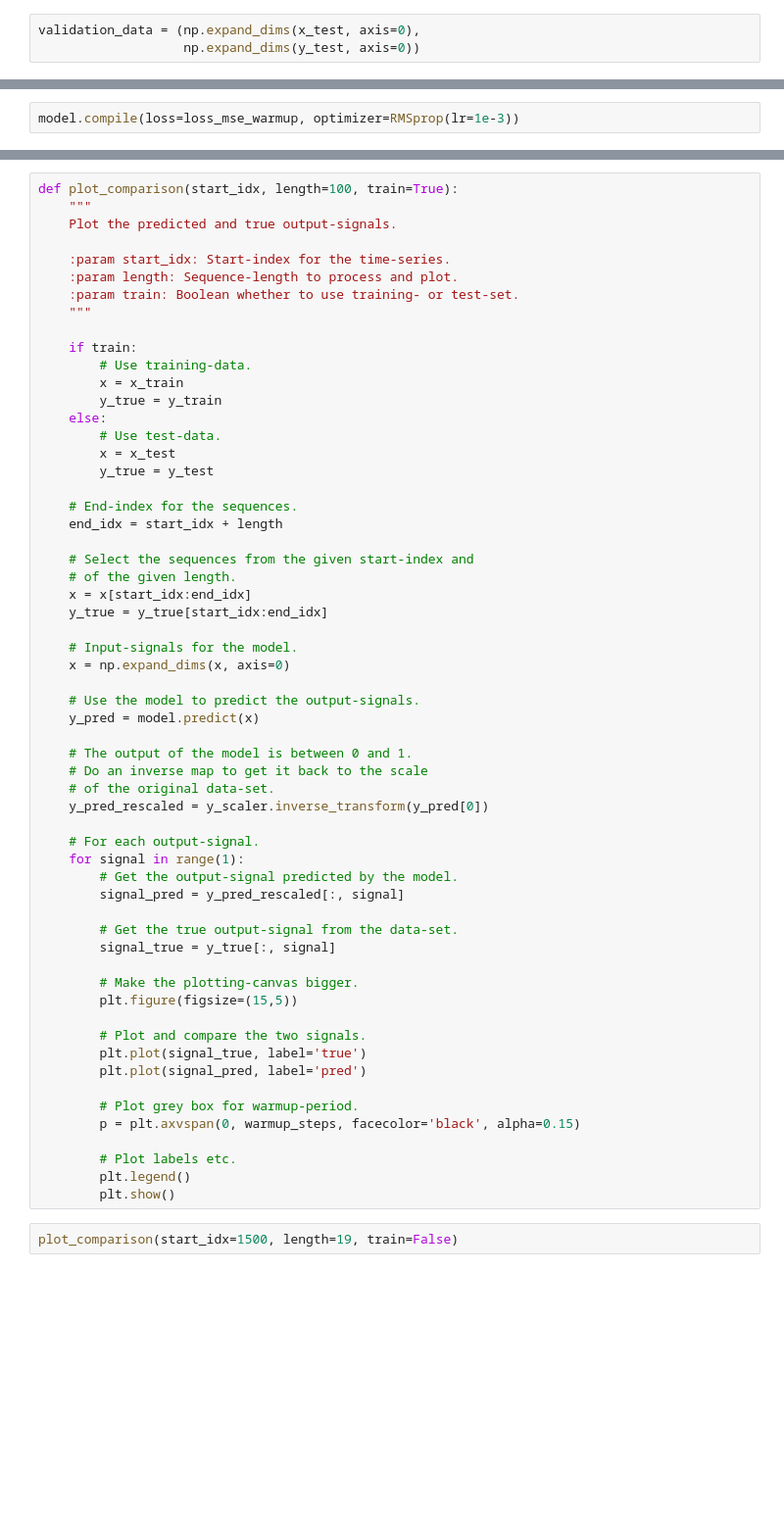
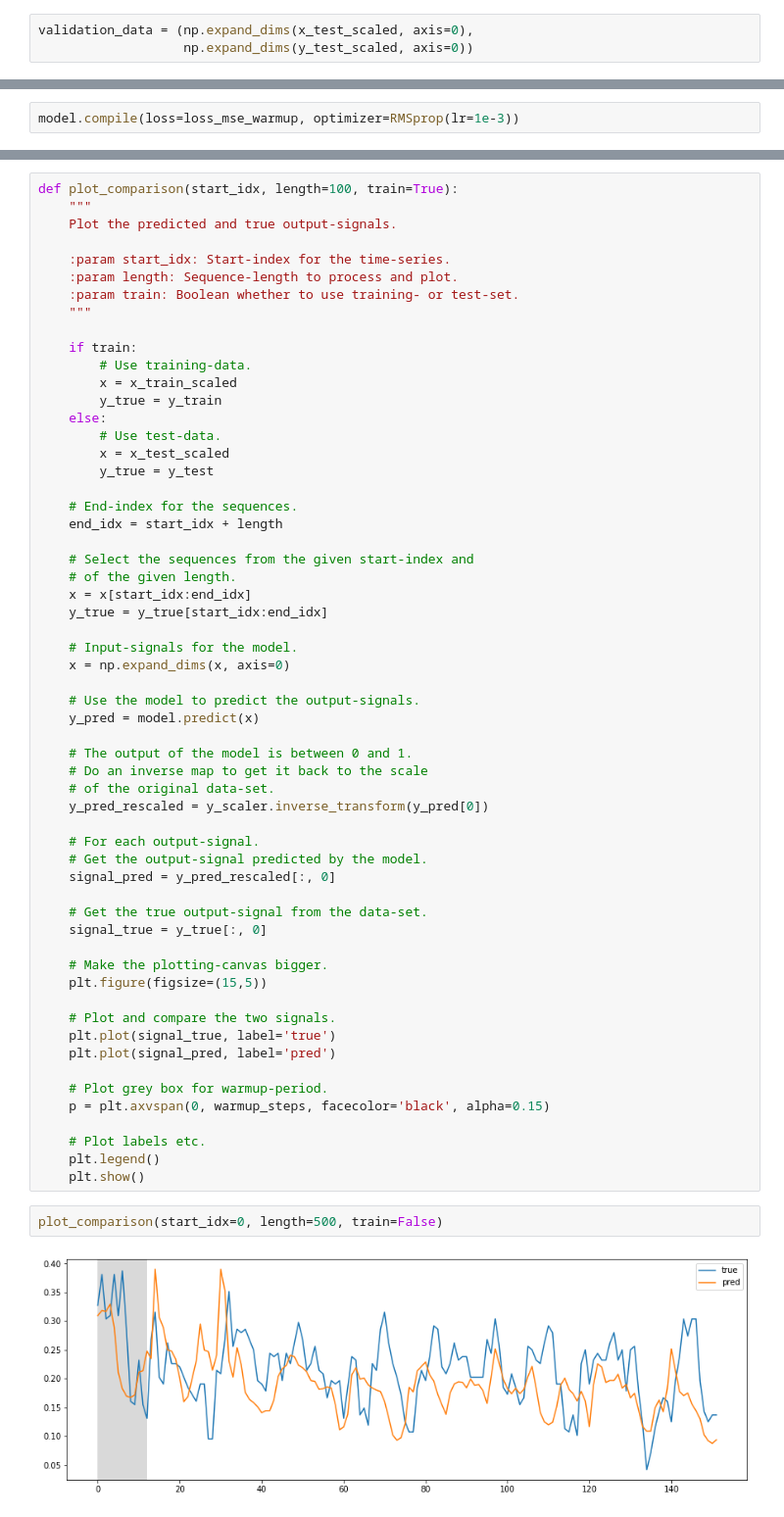
Before and after one commit to gallo-json/air-pollution-forecast, a Jupyter notebook: src/train_model.ipynb, the cells around one changed output, grey strips where cells are left out. Shown: that part at 98% size. Cells and saved outputs as stored; diff of their text form; blank space fills up the shorter version.

```diff
--- a/src/train_model.ipynb
+++ b/src/train_model.ipynb
@@ -166,8 +169,8 @@ plt.plot(y_batch[1, :, 0])
 [<matplotlib.lines.Line2D at 0x...>]
 [figure]
 # %%
-validation_data = (np.expand_dims(x_test, axis=0),
-                   np.expand_dims(y_test, axis=0))
+validation_data = (np.expand_dims(x_test_scaled, axis=0),
+                   np.expand_dims(y_test_scaled, axis=0))
 # %%
 model = Sequential()
 
@@ -240,11 +248,11 @@ def plot_comparison(start_idx, length=100, train=True):
 
     if train:
         # Use training-data.
-        x = x_train
+        x = x_train_scaled
         y_true = y_train
     else:
         # Use test-data.
-        x = x_test
+        x = x_test_scaled
         y_true = y_test
 
     # End-index for the sequences.
@@ -267,25 +275,26 @@ def plot_comparison(start_idx, length=100, train=True):
     y_pred_rescaled = y_scaler.inverse_transform(y_pred[0])
 
     # For each output-signal.
-    for signal in range(1):
-        # Get the output-signal predicted by the model.
-        signal_pred = y_pred_rescaled[:, signal]
+    # Get the output-signal predicted by the model.
+    signal_pred = y_pred_rescaled[:, 0]
 
-        # Get the true output-signal from the data-set.
-        signal_true = y_true[:, signal]
+    # Get the true output-signal from the data-set.
+    signal_true = y_true[:, 0]
 
-        # Make the plotting-canvas bigger.
-        plt.figure(figsize=(15,5))
+    # Make the plotting-canvas bigger.
+    plt.figure(figsize=(15,5))
 
-        # Plot and compare the two signals.
-        plt.plot(signal_true, label='true')
-        plt.plot(signal_pred, label='pred')
+    # Plot and compare the two signals.
+    plt.plot(signal_true, label='true')
+    plt.plot(signal_pred, label='pred')
 
-        # Plot grey box for warmup-period.
-        p = plt.axvspan(0, warmup_steps, facecolor='black', alpha=0.15)
+    # Plot grey box for warmup-period.
+    p = plt.axvspan(0, warmup_steps, facecolor='black', alpha=0.15)
 
-        # Plot labels etc.
-        plt.legend()
-        plt.show()
+    # Plot labels etc.
+    plt.legend()
+    plt.show()
 # %%
-plot_comparison(start_idx=1500, length=19, train=False)
+plot_comparison(start_idx=0, length=500, train=False)
+# %% [output]
+[figure, added]
```
Also changed, not shown: parts of 8 cells of this notebook, 3 other files.
